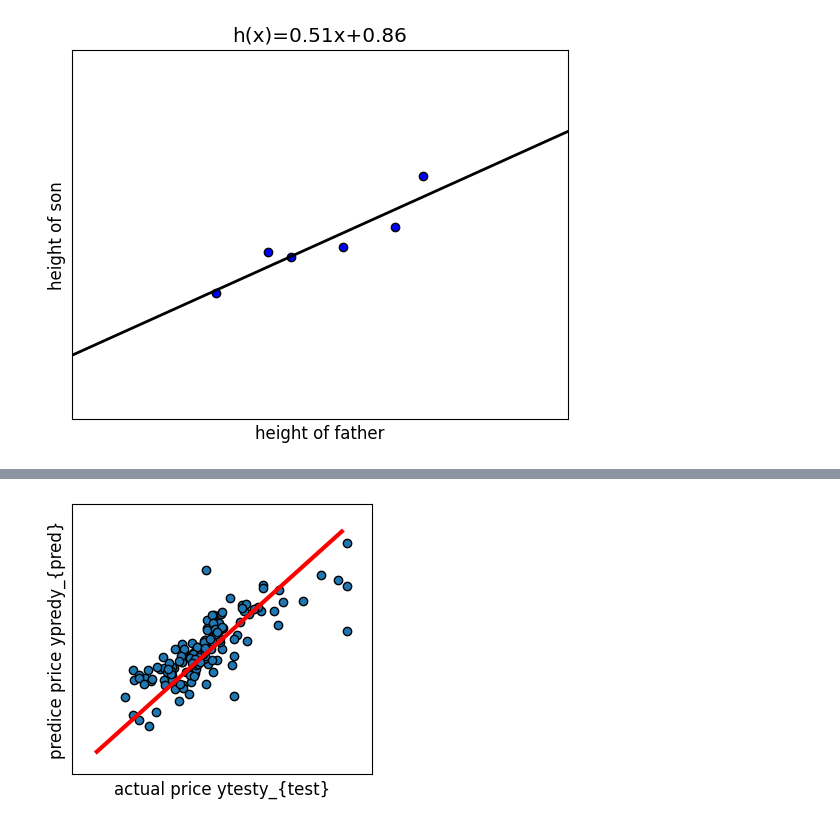
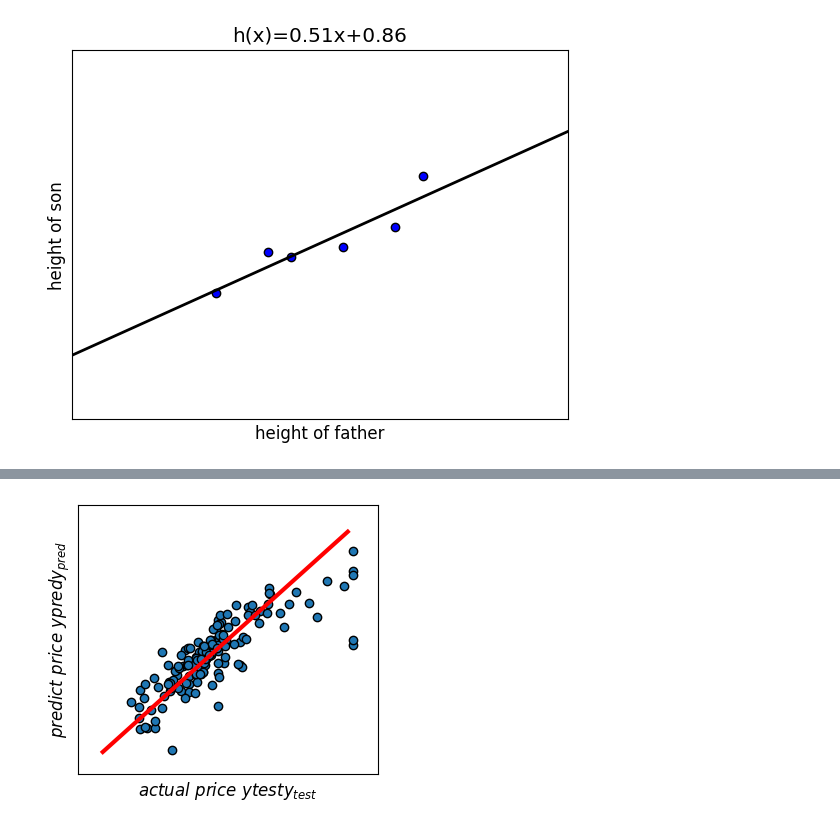
Before and after one commit to hotaery/homework, a Jupyter notebook: lecture/MachineLearning/SupervisedLearning/linear_regression.ipynb, the cells around one changed output, grey strips where cells are left out. Drawn from its saved outputs; the diff is of its cells as text; code cells hidden in the pictures.

```diff
--- a/lecture/MachineLearning/SupervisedLearning/linear_regression.ipynb
+++ b/lecture/MachineLearning/SupervisedLearning/linear_regression.ipynb
@@ -182,20 +184,11 @@ $\boldsymbol{\hat{w}}=\left(X^{\text{T}}X\right)^{-1}X^{\text{T}}Y=X^{\dagger}Y$
 # %%
 def load_boston():
-    data_url = "http://lib.stat.cmu.edu/datasets/boston"
-    retry = 10
-    last_error = None
-    while retry > 0:
-        try:
-            raw_df = pd.read_csv(data_url, sep="\\s+", skiprows=22, header=None)
-            data = np.hstack([raw_df.values[::2, :], raw_df.values[1::2, :2]])
-            target = raw_df.values[1::2, 2]
-            return data, target
-        except Exception as e:
-            last_error = e
-            retry -= 1
-            time.sleep(3)
-
-    raise RuntimeError(f"fail to download data from {data_url}, error: {last_error}")
+    data_path = "data/boston"
+    raw_df = pd.read_csv(data_path, sep="\\s+", skiprows=22, header=None)
+    raw_df.fillna(value=-1, inplace=True)
+    data = np.hstack([raw_df.values[::2, :], raw_df.values[1::2, :2]])
+    target = raw_df.values[1::2, 2]
+    return data, target
 
 X, y = load_boston()
 
@@ -209,32 +202,32 @@ X_train = np.hstack((ones, X0_train))
 
 pinvX_train = np.linalg.pinv(X_train) # 计算伪逆
 w = np.matmul(pinvX_train, y_train) # 最小二乘法的矩阵算法
 
 # 构造 X_test，即给 X0_test 增加一行 1
 ones = np.ones(X0_test.shape[0]).reshape(-1, 1)
 X_test = np.hstack((ones, X0_test))
 
 # 根据训练出来的 w ，给出预测房价 y_pred
 y_pred = np.matmul(X_test, w) # 求出 y_pred
 
 plt.rcParams.update({'font.size': 12})
 # 设置画布和坐标系
 fig, ax = plt.subplots(figsize = (6, 3), nrows=1, ncols=1)
 
 fig.subplots_adjust(left=0.25, right=0.75, top=0.999, bottom=0.1, )
 xy_min, xy_max = -5, 55
 ax.set_xticks(()),ax.set_yticks(())
 ax.set_xlim(xy_min, xy_max),ax.set_ylim(xy_min, xy_max)
-ax.set_xlabel('actual price ytesty_{test}'),ax.set_ylabel('predice price ypredy_{pred}')
+ax.set_xlabel('$actual\ price\ ytesty_{test}$'),ax.set_ylabel('$predict\ price\ ypredy_{pred}$')
 
 # 绘制点 (y_test, y_pred)
 ax.scatter(x=y_test, y=y_pred, edgecolor='k',)
 
 # 绘制直线 y_test=y_pred
 xx = np.arange(xy_min + 5, xy_max - 5)
 yy = xx
 plt.plot(xx, yy, color = 'red', lw = 3)
 
 plt.show()
 # %% [output]
-[figure, old version]
+[figure, new version]
```
Also changed, not shown: parts of 14 cells of this notebook, 2 other files.
